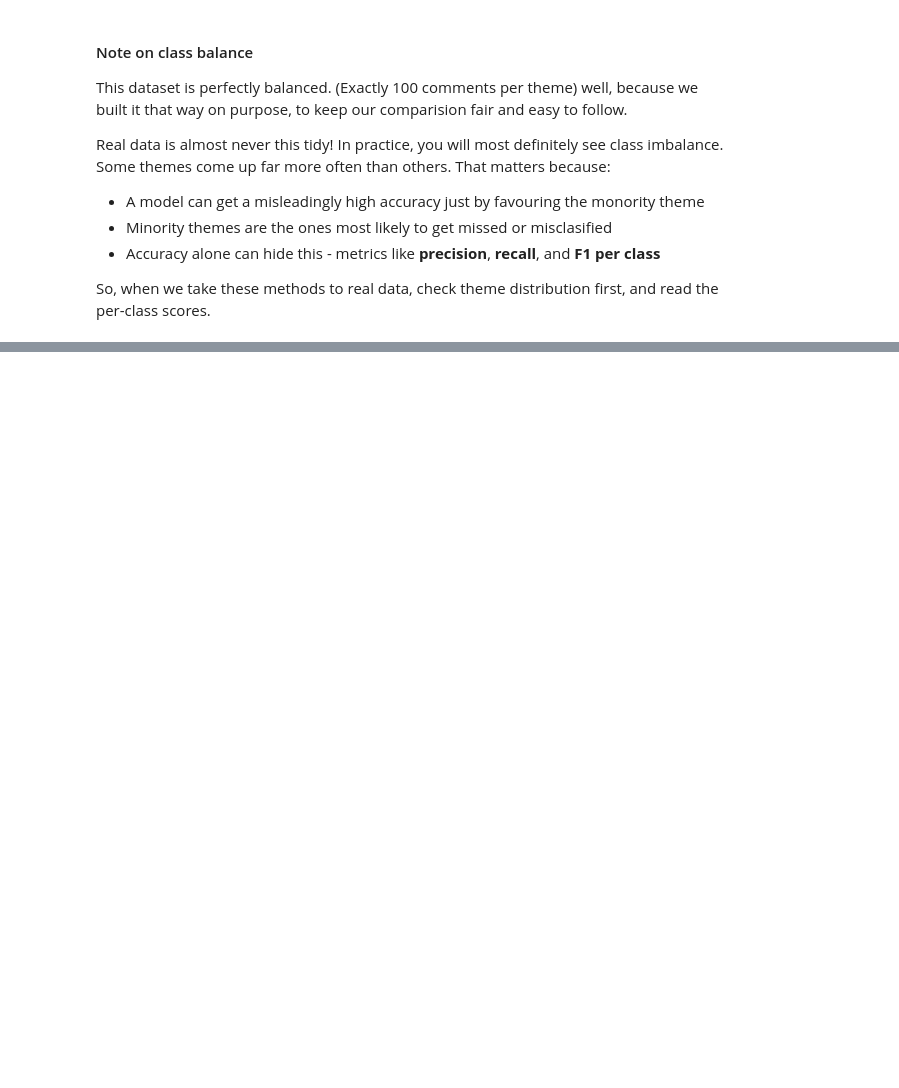
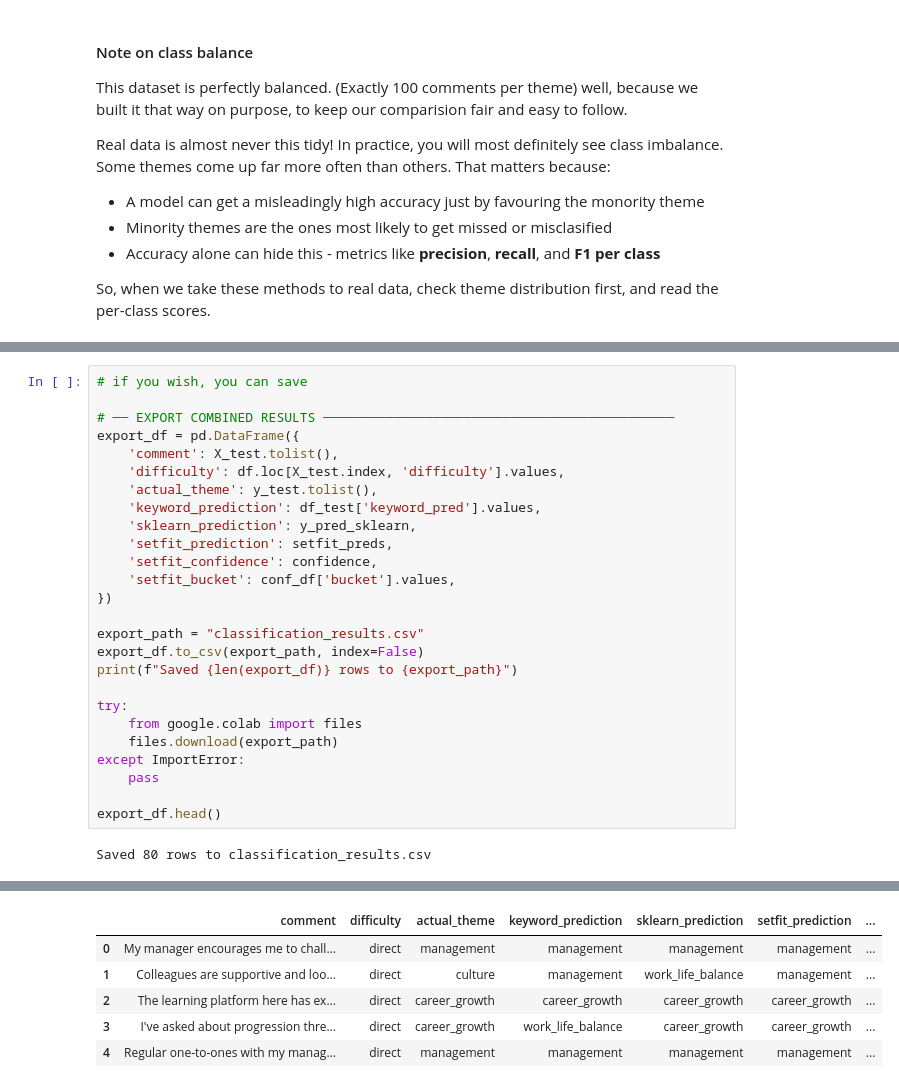
Before and after one commit to nhsbsa-data-analytics/coffee-and-coding, a Jupyter notebook: 2026-07-29 Classifying Survey Comments/Survey comment classification.ipynb, the cells around one changed output, grey strips where cells are left out. Cells and saved outputs as stored; diff of their text form; blank space fills up the shorter version.

```diff
--- a/2026-07-29 Classifying Survey Comments/Survey comment classification.ipynb
+++ b/2026-07-29 Classifying Survey Comments/Survey comment classification.ipynb
@@ -224,0 +1084,28 @@ So, when we take these methods to real data, check theme distribution first, and
+# %%
+# if you wish, you can save
+
+# ── EXPORT COMBINED RESULTS ─────────────────────────────────────────────
+export_df = pd.DataFrame({
+    'comment': X_test.tolist(),
+    'difficulty': df.loc[X_test.index, 'difficulty'].values,
+    'actual_theme': y_test.tolist(),
+    'keyword_prediction': df_test['keyword_pred'].values,
+    'sklearn_prediction': y_pred_sklearn,
+    'setfit_prediction': setfit_preds,
+    'setfit_confidence': confidence,
+    'setfit_bucket': conf_df['bucket'].values,
+})
+
+export_path = "classification_results.csv"
+export_df.to_csv(export_path, index=False)
+print(f"Saved {len(export_df)} rows to {export_path}")
+
+try:
+    from google.colab import files
+    files.download(export_path)
+except ImportError:
+    pass
+
+export_df.head()
+# %% [output]
+Saved 80 rows to classification_results.csv
@@ -224,0 +1114,6 @@ So, when we take these methods to real data, check theme distribution first, and
+|  | comment | difficulty | actual_theme | keyword_prediction | sklearn_prediction | setfit_prediction | ... |
+| 0 | My manager encourages me to chall... | direct | management | management | management | management | ... |
+| 1 | Colleagues are supportive and loo... | direct | culture | management | work_life_balance | management | ... |
+| 2 | The learning platform here has ex... | direct | career_growth | career_growth | career_growth | career_growth | ... |
+| 3 | I've asked about progression thre... | direct | career_growth | work_life_balance | career_growth | career_growth | ... |
+| 4 | Regular one-to-ones with my manag... | direct | management | management | management | management | ... |
```
Also changed, not shown: parts of 35 cells of this notebook.
